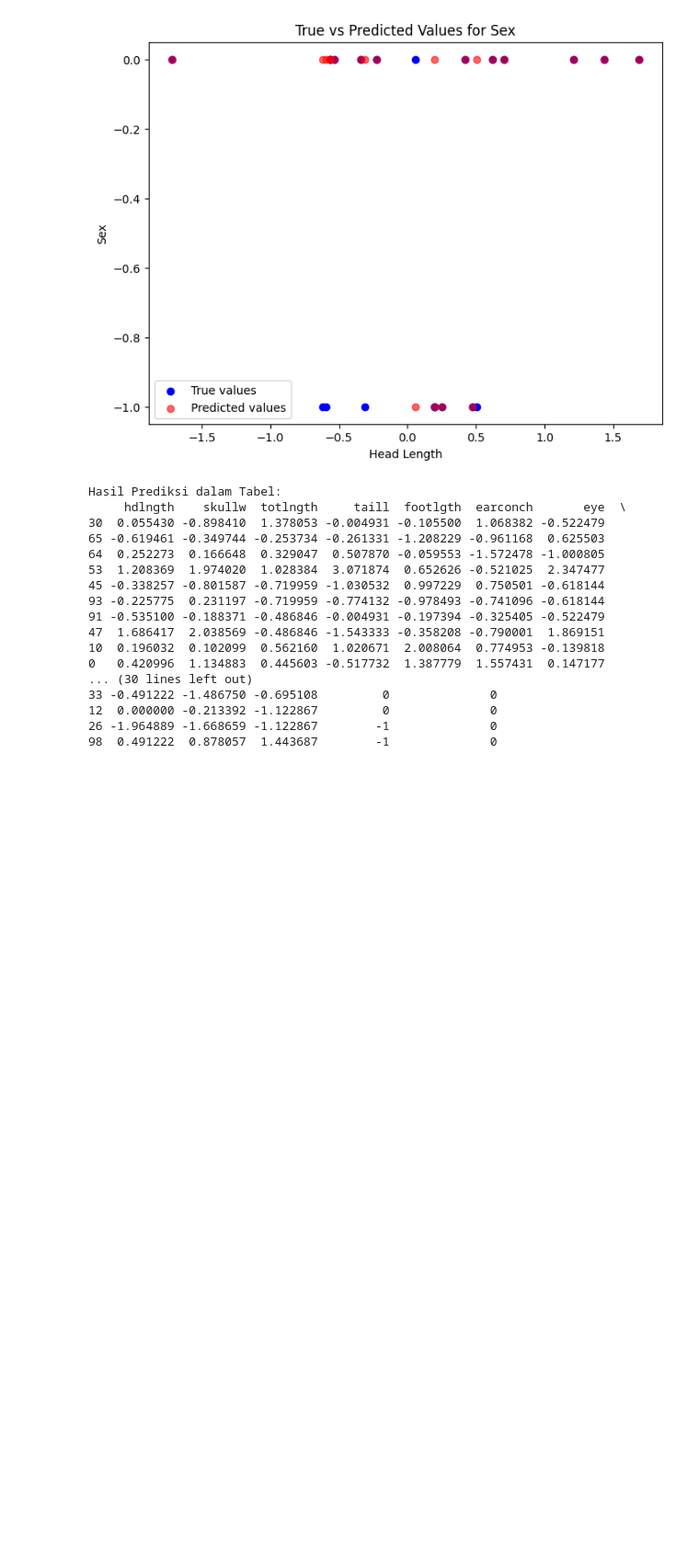
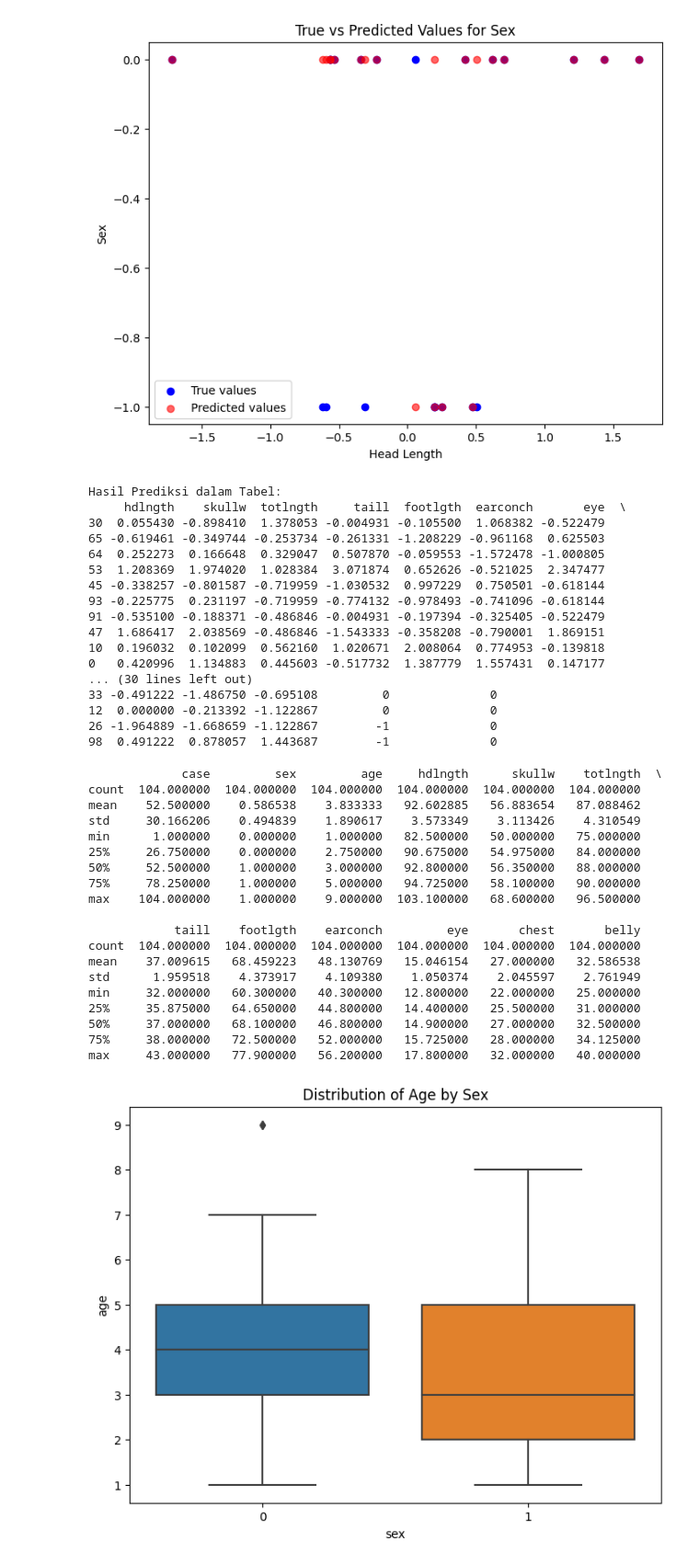
Before and after one commit to rintasn/Possum-Regression-GridSearchCV-RandomForest, a Jupyter notebook: Possum-Regression-RandomForest.ipynb, the cells around one changed output. Shown at 92% size. Saved outputs shown, nothing was run; the diff lists cells and outputs as text; code cells hidden in the pictures; blank space fills up the shorter version.

Commit message:
Kaggle Notebook | Possum-Regression-RandomForest | Version 4

```diff
--- a/Possum-Regression-RandomForest.ipynb
+++ b/Possum-Regression-RandomForest.ipynb
@@ -236,3 +236,76 @@ Hasil Prediksi dalam Tabel:
 12  0.000000 -0.213392 -1.122867         0              0
 26 -1.964889 -1.668659 -1.122867        -1              0
 98  0.491222  0.878057  1.443687        -1              0
+# %%
+
+
+# Memuat dataset
+data = pd.read_csv('/kaggle/input/openintro-possum/possum.csv')
+
+# Mengganti nama kolom untuk kemudahan
+data.columns = ['case', 'site', 'Pop', 'sex', 'age', 'hdlngth', 'skullw', 'totlngth', 'taill', 'footlgth', 'earconch', 'eye', 'chest', 'belly']
+
+# Mengubah kolom 'sex' menjadi numerik
+data['sex'] = data['sex'].map({'m': 1, 'f': 0})
+
+# Mengubah kolom 'site' menjadi one-hot encoding
+data = pd.get_dummies(data, columns=['site'], drop_first=True)
+
+# Mengisi nilai yang hilang untuk kolom numerik saja
+numeric_columns = data.select_dtypes(include=['float64', 'int64']).columns
+data[numeric_columns] = data[numeric_columns].fillna(data[numeric_columns].mean())
+
+# Statistik Deskriptif
+print(data.describe())
+
+# Visualisasi distribusi age berdasarkan sex
+plt.figure(figsize=(8, 6))
+sns.boxplot(x='sex', y='age', data=data)
+plt.title('Distribution of Age by Sex')
+plt.show()
+
+# Scatter plot totlngth vs hdlngth
+plt.figure(figsize=(8, 6))
+sns.scatterplot(x='totlngth', y='hdlngth', data=data)
+plt.title('Total Length vs Head Length')
+plt.xlabel('Total Length')
+plt.ylabel('Head Length')
+plt.show()
+
+# Memilih hanya kolom numerik untuk korelasi
+numeric_data = data.select_dtypes(include=['float64', 'int64'])
+
+# Matriks korelasi
+corr_matrix = numeric_data.corr()
+plt.figure(figsize=(10, 8))
+sns.heatmap(corr_matrix, annot=True, cmap='coolwarm', fmt='.2f')
+plt.title('Correlation Matrix')
+plt.show()
+
+# Distribusi jenis kelamin possum
+plt.figure(figsize=(6, 6))
+data['sex'].value_counts().plot(kind='pie', autopct='%1.1f%%')
+plt.title('Distribution of Sex')
+plt.ylabel('')
+plt.show()
+# %% [output]
+             case         sex         age     hdlngth      skullw    totlngth  \
+count  104.000000  104.000000  104.000000  104.000000  104.000000  104.000000
+mean    52.500000    0.586538    3.833333   92.602885   56.883654   87.088462
+std     30.166206    0.494839    1.890617    3.573349    3.113426    4.310549
+min      1.000000    0.000000    1.000000   82.500000   50.000000   75.000000
+25%     26.750000    0.000000    2.750000   90.675000   54.975000   84.000000
+50%     52.500000    1.000000    3.000000   92.800000   56.350000   88.000000
+75%     78.250000    1.000000    5.000000   94.725000   58.100000   90.000000
+max    104.000000    1.000000    9.000000  103.100000   68.600000   96.500000
+
+            taill    footlgth    earconch         eye       chest       belly
+count  104.000000  104.000000  104.000000  104.000000  104.000000  104.000000
+mean    37.009615   68.459223   48.130769   15.046154   27.000000   32.586538
+std      1.959518    4.373917    4.109380    1.050374    2.045597    2.761949
+min     32.000000   60.300000   40.300000   12.800000   22.000000   25.000000
+25%     35.875000   64.650000   44.800000   14.400000   25.500000   31.000000
+50%     37.000000   68.100000   46.800000   14.900000   27.000000   32.500000
+75%     38.000000   72.500000   52.000000   15.725000   28.000000   34.125000
+max     43.000000   77.900000   56.200000   17.800000   32.000000   40.000000
+[figure, added]
```
Also changed, not shown: parts of 2 cells of this notebook.
